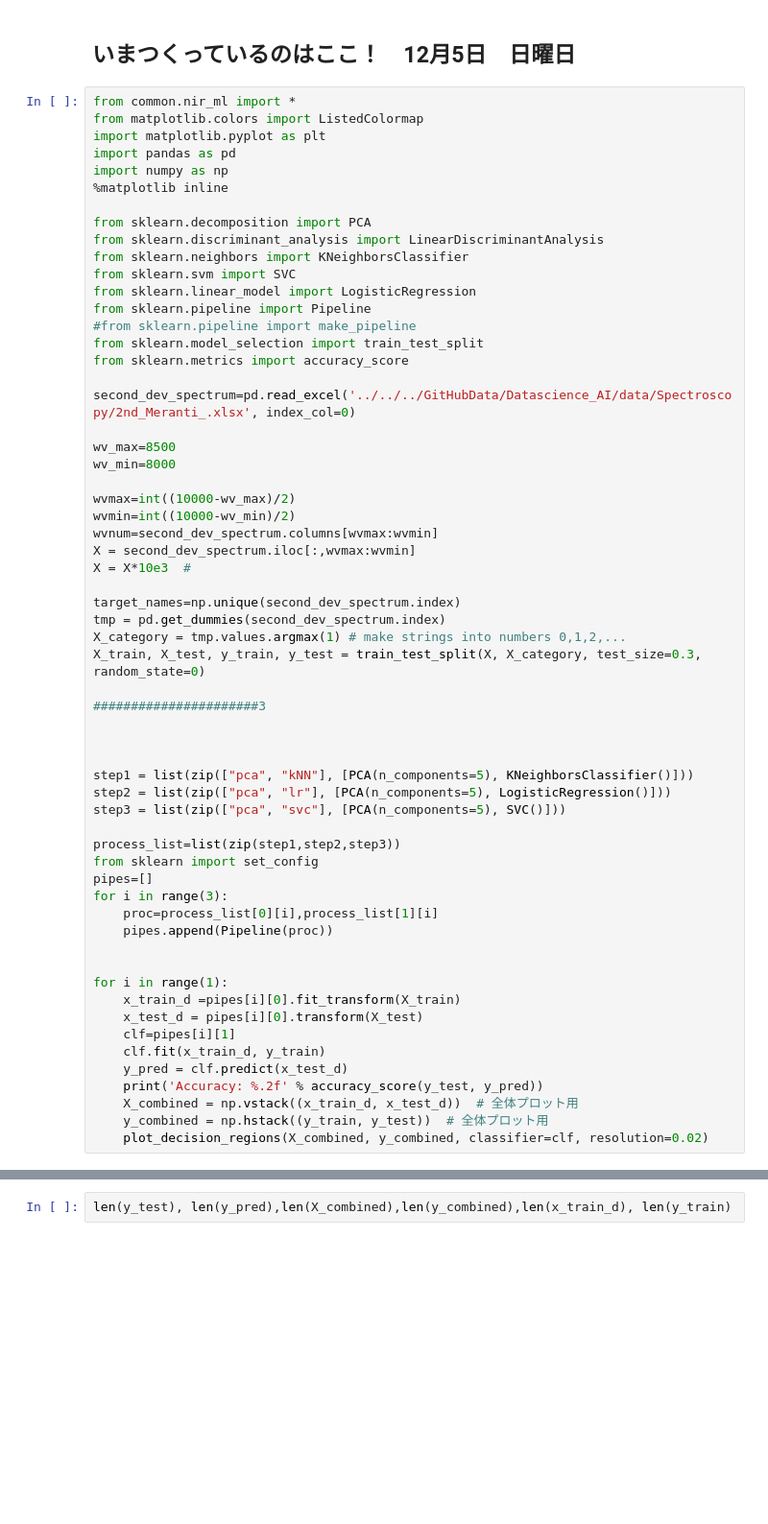
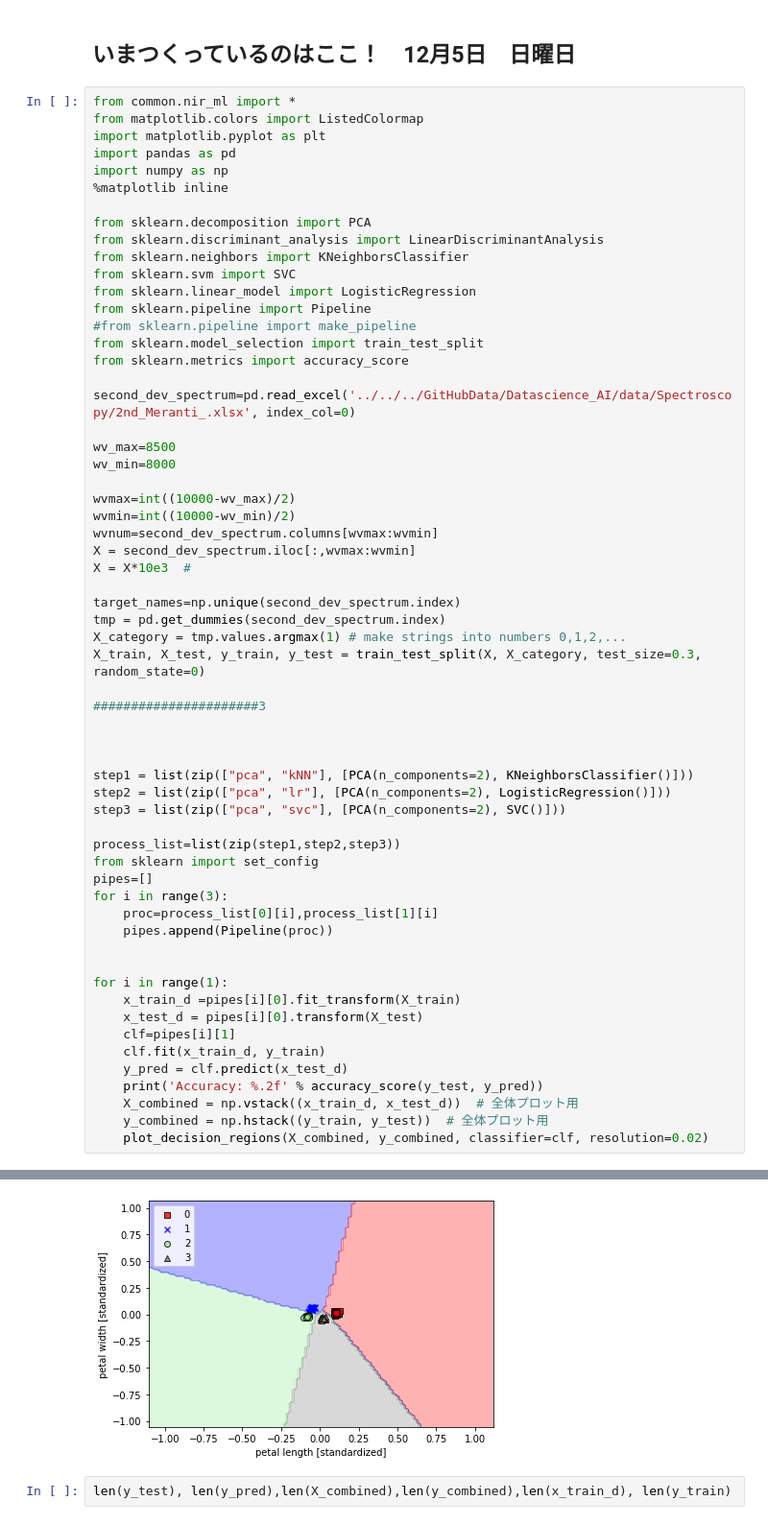
Before and after one commit to montcrypto/DataScience_AI, a Jupyter notebook: script/NIR_PCA_kNN_v4.ipynb, the cells around one changed output, grey strips where cells are left out. Shown at 96% size. Saved outputs shown, nothing was run; the diff lists cells and outputs as text; blank space fills up the shorter version.

```diff
--- a/script/NIR_PCA_kNN_v4.ipynb
+++ b/script/NIR_PCA_kNN_v4.ipynb
@@ -476,9 +476,9 @@ X_train, X_test, y_train, y_test = train_test_split(X, X_category, test_size=0.3
 
 
 
-step1 = list(zip(["pca", "kNN"], [PCA(n_components=5), KNeighborsClassifier()]))
-step2 = list(zip(["pca", "lr"], [PCA(n_components=5), LogisticRegression()]))
-step3 = list(zip(["pca", "svc"], [PCA(n_components=5), SVC()]))
+step1 = list(zip(["pca", "kNN"], [PCA(n_components=2), KNeighborsClassifier()]))
+step2 = list(zip(["pca", "lr"], [PCA(n_components=2), LogisticRegression()]))
+step3 = list(zip(["pca", "svc"], [PCA(n_components=2), SVC()]))
 
 process_list=list(zip(step1,step2,step3))
 from sklearn import set_config
@@ -504,3 +503,4 @@ ValueError: query data dimension must match training data dimension
+[figure, added]
 # %%
 len(y_test), len(y_pred),len(X_combined),len(y_combined),len(x_train_d), len(y_train)
 # %% [output]
```
Also changed, not shown: parts of 7 cells of this notebook, 1 other file.
